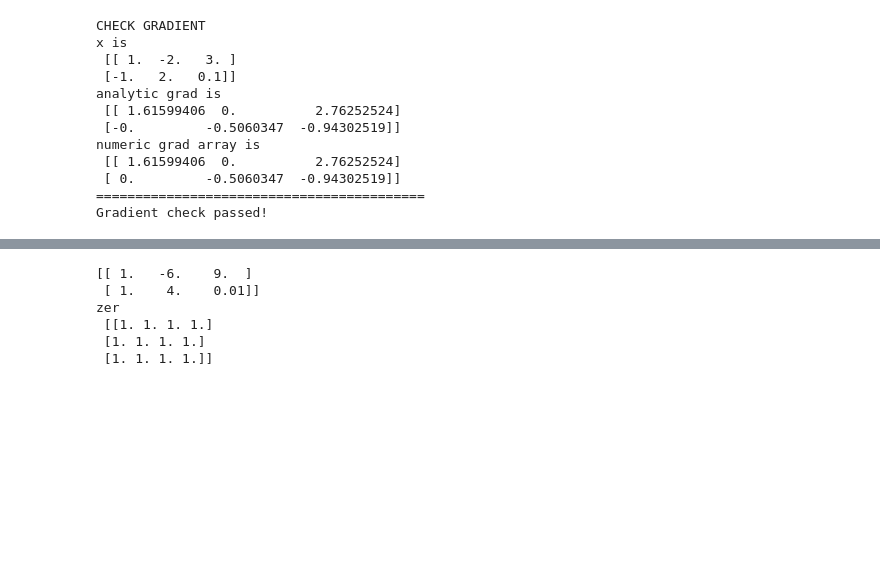
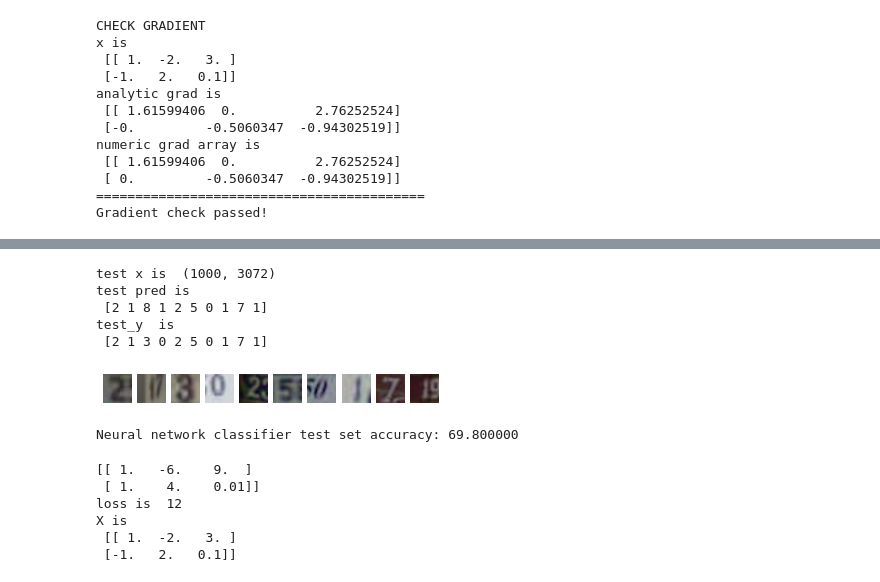
Before and after one commit to ArseniyKa/Mashine-Learning-Examples, a Jupyter notebook: NeuralNetwork.ipynb, the cells around one changed output, grey strips where cells are left out. Drawn from its saved outputs; the diff is of its cells as text; code cells hidden in the pictures; blank space fills up the shorter version.

```diff
--- a/NeuralNetwork.ipynb
+++ b/NeuralNetwork.ipynb
@@ -27,6 +30,10 @@ def prepare_for_neural_network(train_X, test_X):
     return train_flat, test_flat
 
 train_X, train_y, test_X, test_y = load_svhn("data", max_train=10000, max_test=1000)
+old_shape = train_X.shape
+print("old shape ", old_shape)
+old_test_X = test_X.copy()
 train_X, test_X = prepare_for_neural_network(train_X, test_X)
+
 # Split train into train and val
 train_X, train_y, val_X, val_y = random_split_train_val(train_X, train_y, num_val = 1000)
@@ -149,3 +190,35 @@ prediction shape is
+# %%
+# model = TwoLayerNet(n_input = train_X.shape[1], n_output = 10, hidden_layer_size = 100, reg = 1e1)
+
+
+number = 10
+print("test x is ", test_X.shape)
+test_pred = model.predict(test_X[:number])
+print("test pred is \n", test_pred)
+print("test_y  is \n", test_y[:number])
+plot_index = 1
+for class_index in range(number):
+        plt.subplot(1, number, plot_index)
+
+        image = old_test_X[class_index]
+        plt.imshow(image.astype(np.uint8))
+        plt.axis('off')
+        plot_index += 1
+
+plt.show()
+# print("test pred is \n", test_pred[:number])
+
+test_pred = model.predict(test_X)
+test_accuracy = multiclass_accuracy(test_pred, test_y)*100
+print('Neural network classifier test set accuracy: %f' % (test_accuracy, ))
+# %% [output]
+test x is  (1000, 3072)
+test pred is
+ [2 1 8 1 2 5 0 1 7 1]
+test_y  is
+ [2 1 3 0 2 5 0 1 7 1]
+[figure, added]
+Neural network classifier test set accuracy: 69.800000
 # %%
 X = np.array([[1,-2,3],
               [-1, 2, 0.1]
@@ -156,12 +229,21 @@ Y = np.array([[1,3,3],
               ])
 print(X*Y)
 
+mapa = {'X': X, 'Y': Y}
+mapa['X'] = np.zeros_like(X)
+
 zer = np.ones((3,4))
-print("zer\n",zer)
+loss = 3
+reg_loss1 = 2
+reg_loss2 = 7
+loss += reg_loss1 + reg_loss2
+# print("zer\n",zer)
+print("loss is ", loss)
+print("X is \n", X)
 # %% [output]
 [[ 1.   -6.    9.  ]
  [ 1.    4.    0.01]]
-zer
- [[1. 1. 1. 1.]
- [1. 1. 1. 1.]
- [1. 1. 1. 1.]]
+loss is  12
+X is
+ [[ 1.  -2.   3. ]
+ [-1.   2.   0.1]]
```
Also changed, not shown: parts of 10 cells of this notebook, 3 other files.
